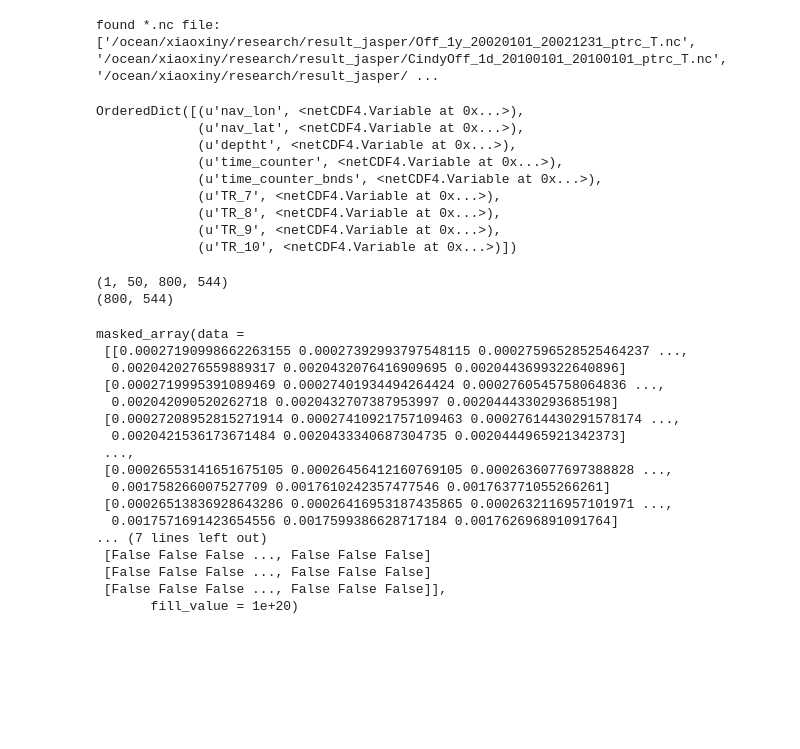
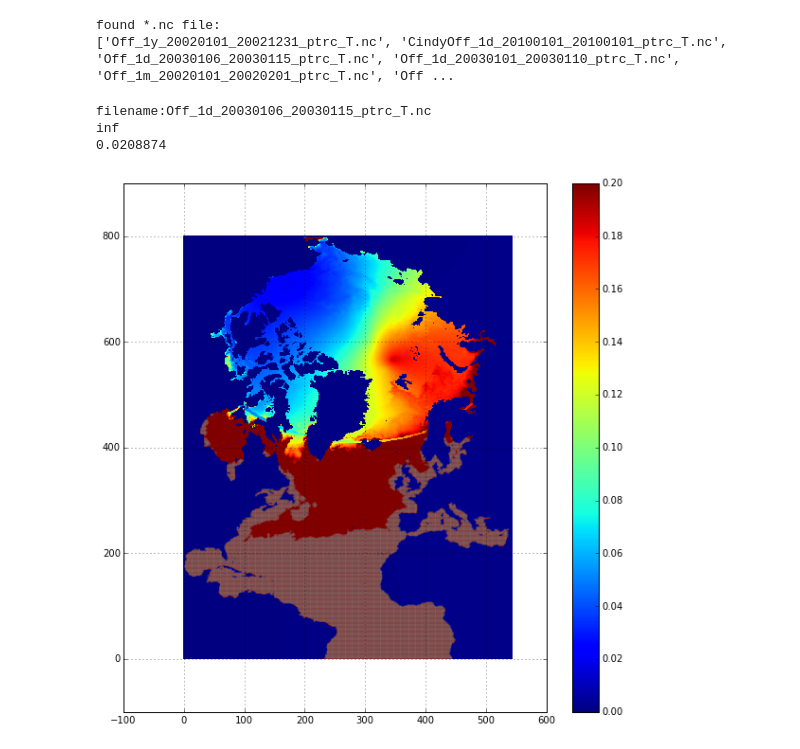
Before and after one commit to xiaoxiny/assignment, a Jupyter notebook: Horizontal-profile(ANHA_ini. cond.).ipynb, the cells around one changed output. Cells and saved outputs as stored; diff of their text form; code cells hidden in the pictures; blank space fills up the shorter version.

```diff
--- a/Horizontal-profile(ANHA_ini. cond.).ipynb
+++ b/Horizontal-profile(ANHA_ini. cond.).ipynb
@@ -12,26 +12,14 @@ import types
 from mpl_toolkits.basemap import cm,addcyclic,Basemap, shiftgrid
 % matplotlib inline
 
-
-nc_filename=glob.glob('/ocean/xiaoxiny/research/result_jasper/*_ptrc_T*.nc')
+nc_filename=glob.glob('*_ptrc_T*.nc')
 print("found *.nc file: \n{}".format(nc_filename))
 # %% [output]
 found *.nc file:
-['/ocean/xiaoxiny/research/result_jasper/Off_1y_20020101_20021231_ptrc_T.nc', '/ocean/xiaoxiny/research/result_jasper/CindyOff_1d_20100101_20100101_ptrc_T.nc', '/ocean/xiaoxiny/research/result_jasper/ ...
+['Off_1y_20020101_20021231_ptrc_T.nc', 'CindyOff_1d_20100101_20100101_ptrc_T.nc', 'Off_1d_20030106_20030115_ptrc_T.nc', 'Off_1d_20030101_20030110_ptrc_T.nc', 'Off_1m_20020101_20020201_ptrc_T.nc', 'Off ...
-# %%
-ptrc=nc.Dataset(nc_filename[1])
-ptrc.variables
-# %% [output]
-OrderedDict([(u'nav_lon', <netCDF4.Variable at 0x...>),
-             (u'nav_lat', <netCDF4.Variable at 0x...>),
-             (u'deptht', <netCDF4.Variable at 0x...>),
-             (u'time_counter', <netCDF4.Variable at 0x...>),
-             (u'time_counter_bnds', <netCDF4.Variable at 0x...>),
-             (u'TR_7', <netCDF4.Variable at 0x...>),
-             (u'TR_8', <netCDF4.Variable at 0x...>),
-             (u'TR_9', <netCDF4.Variable at 0x...>),
-             (u'TR_10', <netCDF4.Variable at 0x...>)])
 # %%
+ptrc=nc.Dataset(nc_filename[2])
+print 'filename:%s'%nc_filename[2]
 nav_lon=ptrc.variables['nav_lon'][:]
 nav_lat=ptrc.variables['nav_lat'][:]
 TR_7=ptrc.variables['TR_7'][:]
@@ -40,41 +28,33 @@ TR_8=ptrc.variables['TR_8'][:]
 TR_7=np.ma.masked_where(TR_7<= 0, TR_7)
 TR_8=np.ma.masked_where(TR_8<= 0, TR_8)
 TR_9=np.ma.masked_where(TR_9<= 0, TR_9)
-TR_7=np.ma.masked_where(TR_7>= 1, TR_7)
-TR_8=np.ma.masked_where(TR_8>= 1, TR_8)
-TR_9=np.ma.masked_where(TR_9>= 1, TR_9)
 TR_7=np.ma.masked_where(np.isnan(TR_7),TR_7)
 TR_8=np.ma.masked_where(np.isnan(TR_8),TR_8)
 TR_9=np.ma.masked_where(np.isnan(TR_9),TR_9)
-#ice=ptrc.variables['ice_cover'][:]
-#u=ptrc.variables['uoce'][:]
-#v=ptrc.variables['voce'][:]
-#w=ptrc.variables['woce'][:]
-
-lonlim=[-180, 180]
-latlim=[-78, 89]
-print TR_7.shape
-print nav_lat.shape
+print TR_7[2,2,:,:].max()
+print TR_7[2,2,:,:].min()
 # %% [output]
-(1, 50, 800, 544)
-(800, 544)
+filename:Off_1d_20030106_20030115_ptrc_T.nc
+inf
+0.0208874
-# %%
-TR_7[0,2,:,:]
-# %% [output]
-masked_array(data =
- [[0.00027190998662263155 0.00027392993797548115 0.00027596528525464237 ...,
-  0.0020420276559889317 0.0020432076416909695 0.0020443699322640896]
- [0.0002719995391089469 0.00027401934494264424 0.0002760545758064836 ...,
-  0.002042090520262718 0.0020432707387953997 0.0020444330293685198]
- [0.00027208952815271914 0.00027410921757109463 0.00027614430291578174 ...,
-  0.0020421536173671484 0.0020433340687304735 0.0020444965921342373]
- ...,
- [0.00026553141651675105 0.00026456412160769105 0.0002636077697388828 ...,
-  0.001758266007527709 0.0017610242357477546 0.001763771055266261]
- [0.00026513836928643286 0.00026416953187435865 0.0002632116957101971 ...,
-  0.0017571691423654556 0.0017599386628717184 0.001762696891091764]
-... (7 lines left out)
- [False False False ..., False False False]
- [False False False ..., False False False]
- [False False False ..., False False False]],
-       fill_value = 1e+20)
+# %%
+ii=[]
+jj=[]
+for i in range (len(TR_7[0,2,:,0])):
+    for j in range (len(TR_7[0,2,0,:])):
+        if TR_7[0,2,i,j]>1e20:
+            ii.append(i)
+            jj.append(j)
+
+
+fig = plt.figure(figsize=(10,10))
+ax = fig.add_subplot(111)
+plt.pcolor(TR_7[0,2,:,:])
+plt.colorbar()
+plt.clim([0.0,0.2])
+plt.scatter(jj,ii,alpha=0.1,color='grey',s=1)
+#plt.xlim([0,544])
+plt.grid(True)
+plt.show()
+# %% [output]
+[figure, added]
```
Also changed, not shown: parts of 12 cells of this notebook.
